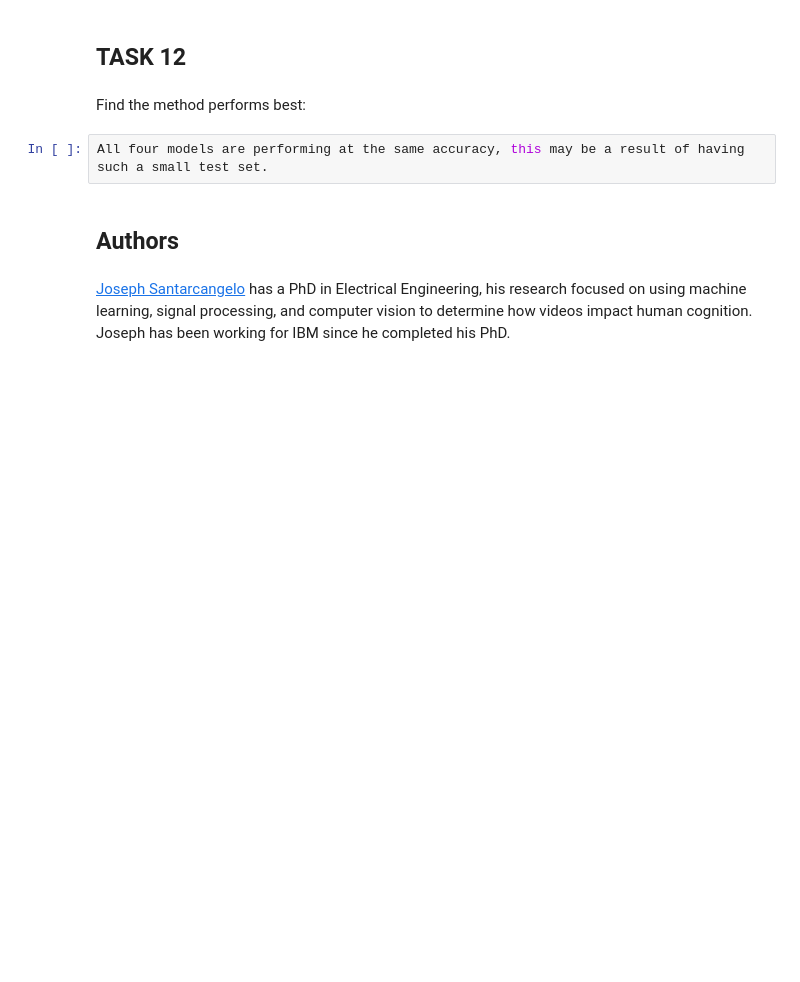
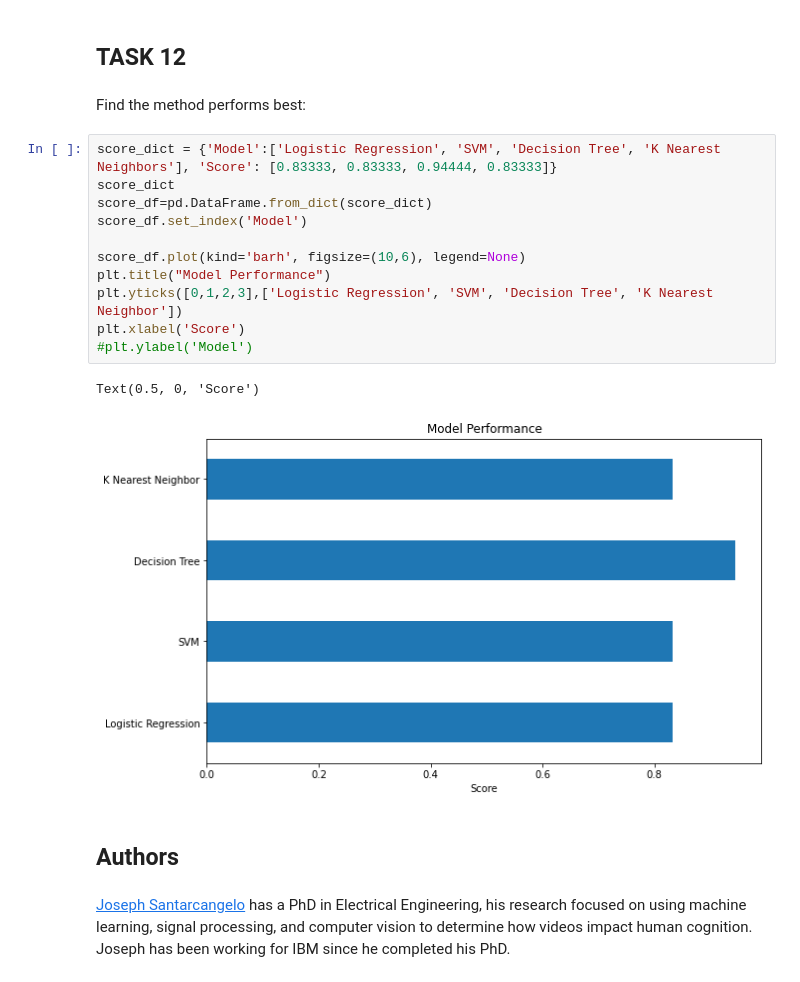
Before and after one commit to maryprimer/IBMCapstone, a Jupyter notebook: SpaceX_Machine Learning Prediction_Part_5.ipynb, the cells around one changed output. Drawn from its saved outputs; the diff is of its cells as text; blank space fills up the shorter version.

```diff
--- a/SpaceX_Machine Learning Prediction_Part_5.ipynb
+++ b/SpaceX_Machine Learning Prediction_Part_5.ipynb
@@ -343,8 +344,20 @@ plot_confusion_matrix(Y_test,yhat)
 ## TASK  12
 # %% [markdown]
 Find the method performs best:
-# %%
-All four models are performing at the same accuracy, this may be a result of having such a small test set.
+# %%
+score_dict = {'Model':['Logistic Regression', 'SVM', 'Decision Tree', 'K Nearest Neighbors'], 'Score': [0.83333, 0.83333, 0.94444, 0.83333]}
+score_dict
+score_df=pd.DataFrame.from_dict(score_dict)
+score_df.set_index('Model')
+
+score_df.plot(kind='barh', figsize=(10,6), legend=None)
+plt.title("Model Performance")
+plt.yticks([0,1,2,3],['Logistic Regression', 'SVM', 'Decision Tree', 'K Nearest Neighbor'])
+plt.xlabel('Score')
+#plt.ylabel('Model')
+# %% [output]
+Text(0.5, 0, 'Score')
+[figure, added]
 # %% [markdown]
 ## Authors
 # %% [markdown]
```
Also changed, not shown: parts of 6 cells of this notebook.
